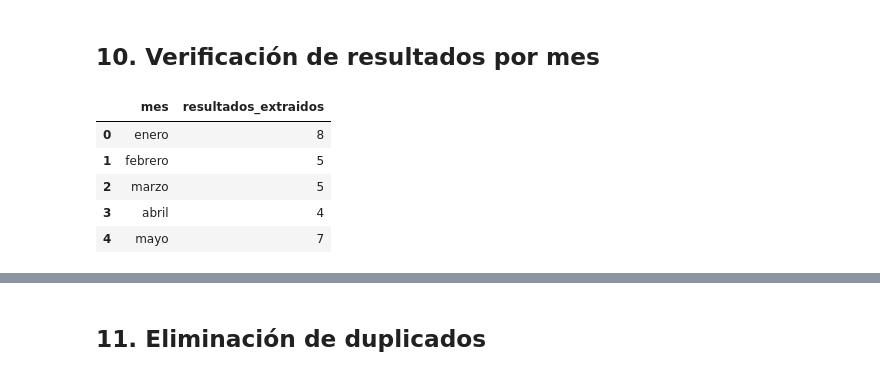
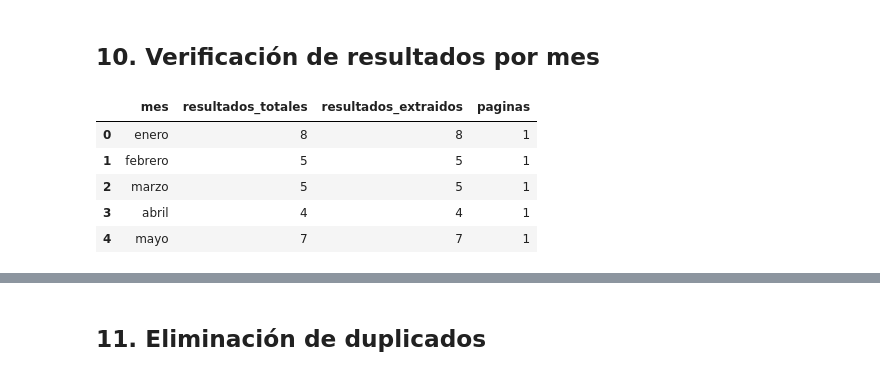
Before and after one commit to bocchienjoyer/grupo13_python_basico, a Jupyter notebook: assignment_2/scraping_emergencias.ipynb, the cells around one changed output, grey strips where cells are left out. Cells and saved outputs as stored; diff of their text form; code cells hidden in the pictures.

```diff
--- a/assignment_2/scraping_emergencias.ipynb
+++ b/assignment_2/scraping_emergencias.ipynb
@@ -397,8 +283,6 @@ df_abril
 # %% [markdown]
 ## 8. Scraping — Mayo 2022
 # %%
-time.sleep(2)
-
 url_mayo = (
     "https://www.gob.pe/busquedas?"
     "contenido[]=normas"
@@ -409,15 +293,5 @@ url_mayo = (
     "&hasta=31-05-2022"
 )
 
-driver.get(url_mayo)
-
-wait.until(
-    EC.presence_of_all_elements_located(
-        (By.TAG_NAME, "article")
-    )
-)
-
-articles = driver.find_elements(By.TAG_NAME, "article")
-
-print("Resultados encontrados:", len(articles))
+datos_mayo = extraer_mes("mayo", url_mayo)
 # %% [output]
@@ -518,27 +357,16 @@ df_todos
 # %% [markdown]
 ## 10. Verificación de resultados por mes
 # %%
-orden_meses = [
-    "enero",
-    "febrero",
-    "marzo",
-    "abril",
-    "mayo"
-]
-
-tabla_verificacion = (
-    df_todos
-    .groupby("mes")
-    .size()
-    .reindex(orden_meses)
-    .reset_index(name="resultados_extraidos")
-)
-
-tabla_verificacion
+tabla_verificacion = pd.DataFrame(verificaciones)
+assert len(tabla_verificacion) == 5
+assert (tabla_verificacion["resultados_totales"] == tabla_verificacion["resultados_extraidos"]).all()
+assert tabla_verificacion["resultados_extraidos"].sum() == len(df_todos)
+display(tabla_verificacion)
+driver.quit()
 # %% [output]
-|  | mes | resultados_extraidos |
-| 0 | enero | 8 |
-| 1 | febrero | 5 |
-| 2 | marzo | 5 |
-| 3 | abril | 4 |
-| 4 | mayo | 7 |
+|  | mes | resultados_totales | resultados_extraidos | paginas |
+| 0 | enero | 8 | 8 | 1 |
+| 1 | febrero | 5 | 5 | 1 |
+| 2 | marzo | 5 | 5 | 1 |
+| 3 | abril | 4 | 4 | 1 |
+| 4 | mayo | 7 | 7 | 1 |
```
Also changed, not shown: parts of 21 cells of this notebook.
